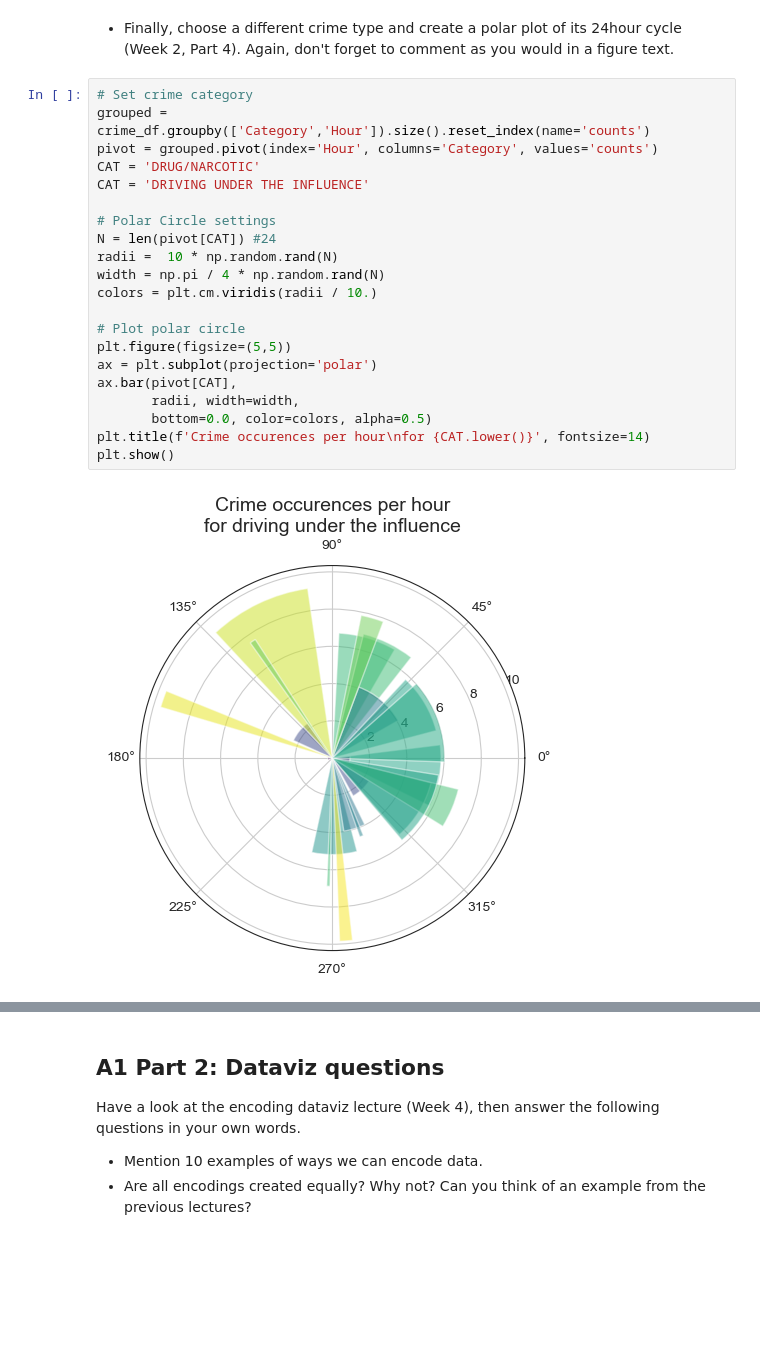
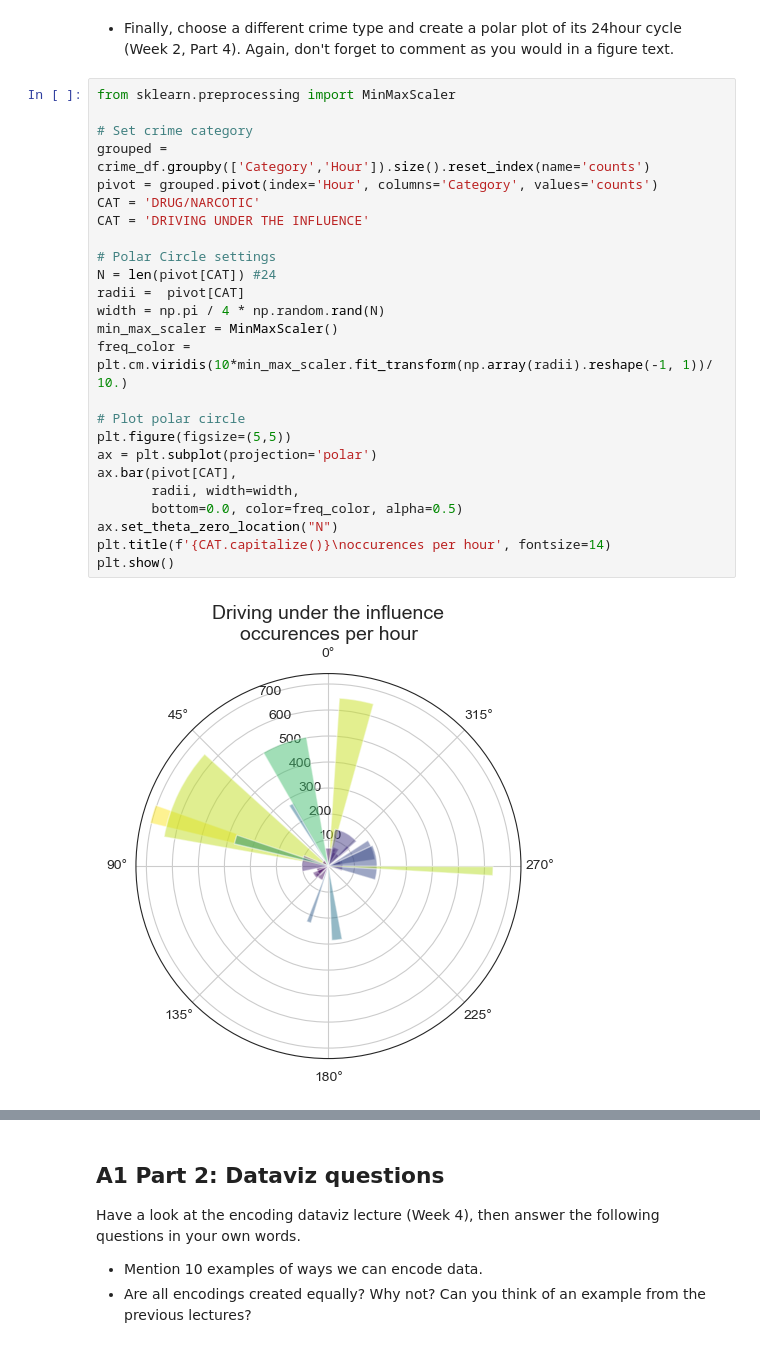
Before and after one commit to jens-create/socialdata2023, a Jupyter notebook: assignments/Assignment1.ipynb, the cells around one changed output, grey strips where cells are left out. Saved outputs shown, nothing was run; the diff lists cells and outputs as text; blank space fills up the shorter version.

Commit message:
polar plot

```diff
--- a/assignments/Assignment1.ipynb
+++ b/assignments/Assignment1.ipynb
@@ -162,25 +162,29 @@ From the calendar heatmap above it seems like the crime pattern of `vehicle thef
 
 * Finally, choose a different crime type and create a polar plot of its 24hour cycle (Week 2, Part 4). Again, don't forget to comment as you would in a figure text.
 # %%
+from sklearn.preprocessing import MinMaxScaler
+
 # Set crime category
 grouped = crime_df.groupby(['Category','Hour']).size().reset_index(name='counts')
 pivot = grouped.pivot(index='Hour', columns='Category', values='counts')
 CAT = 'DRUG/NARCOTIC'
 CAT = 'DRIVING UNDER THE INFLUENCE'
 
 # Polar Circle settings
 N = len(pivot[CAT]) #24
-radii =  10 * np.random.rand(N)
+radii =  pivot[CAT]
 width = np.pi / 4 * np.random.rand(N)
-colors = plt.cm.viridis(radii / 10.)
+min_max_scaler = MinMaxScaler()
+freq_color = plt.cm.viridis(10*min_max_scaler.fit_transform(np.array(radii).reshape(-1, 1))/ 10.)
 
 # Plot polar circle
 plt.figure(figsize=(5,5))
 ax = plt.subplot(projection='polar')
 ax.bar(pivot[CAT],
        radii, width=width,
-       bottom=0.0, color=colors, alpha=0.5)
-plt.title(f'Crime occurences per hour\nfor {CAT.lower()}', fontsize=14)
+       bottom=0.0, color=freq_color, alpha=0.5)
+ax.set_theta_zero_location("N")
+plt.title(f'{CAT.capitalize()}\noccurences per hour', fontsize=14)
 plt.show()
 # %% [output]
-[figure, old version]
+[figure, new version]
```
Also changed, not shown: parts of 1 cell of this notebook.
